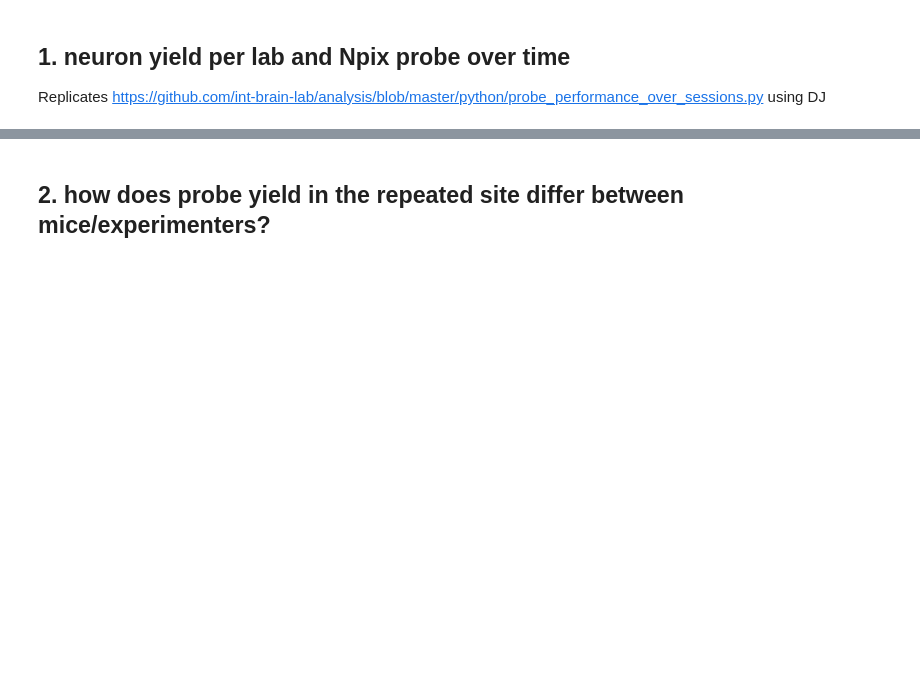
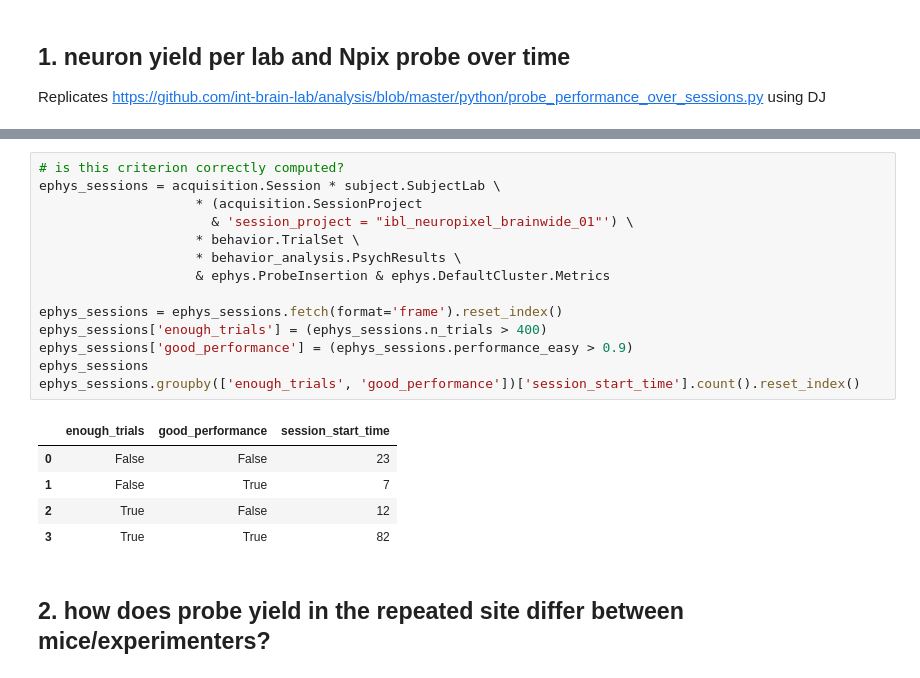
Before and after one commit to int-brain-lab/analysis, a Jupyter notebook: python/neuron_yield.ipynb, the cells around one changed output, grey strips where cells are left out. Drawn from its saved outputs; the diff is of its cells as text; blank space fills up the shorter version.

```diff
--- a/python/neuron_yield.ipynb
+++ b/python/neuron_yield.ipynb
@@ -119,3 +141,23 @@ g.savefig(os.path.join(figpath, 'probe_yield_allrecs.pdf'))
+# %%
+# is this criterion correctly computed?
+ephys_sessions = acquisition.Session * subject.SubjectLab \
+                    * (acquisition.SessionProject
+                      & 'session_project = "ibl_neuropixel_brainwide_01"') \
+                    * behavior.TrialSet \
+                    * behavior_analysis.PsychResults \
+                    & ephys.ProbeInsertion & ephys.DefaultCluster.Metrics
+
+ephys_sessions = ephys_sessions.fetch(format='frame').reset_index()
+ephys_sessions['enough_trials'] = (ephys_sessions.n_trials > 400)
+ephys_sessions['good_performance'] = (ephys_sessions.performance_easy > 0.9)
+ephys_sessions
+ephys_sessions.groupby(['enough_trials', 'good_performance'])['session_start_time'].count().reset_index()
+# %% [output]
+|  | enough_trials | good_performance | session_start_time |
+| 0 | False | False | 23 |
+| 1 | False | True | 7 |
+| 2 | True | False | 12 |
+| 3 | True | True | 82 |
 # %% [markdown]
 ## 2. how does probe yield in the repeated site differ between mice/experimenters?
 # %%
```
Also changed, not shown: parts of 11 cells of this notebook.
